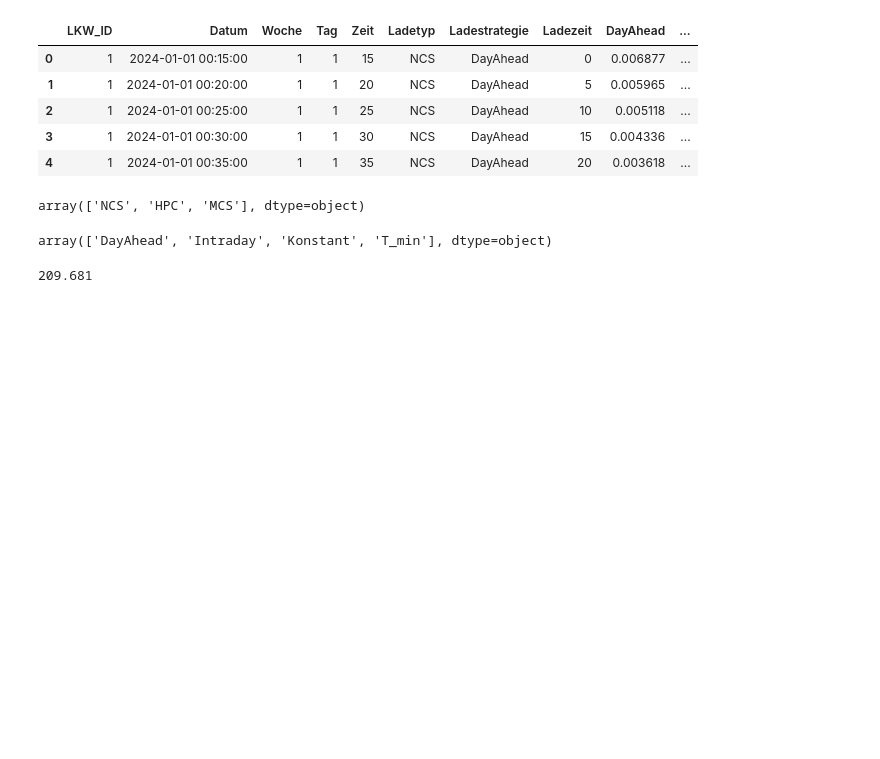
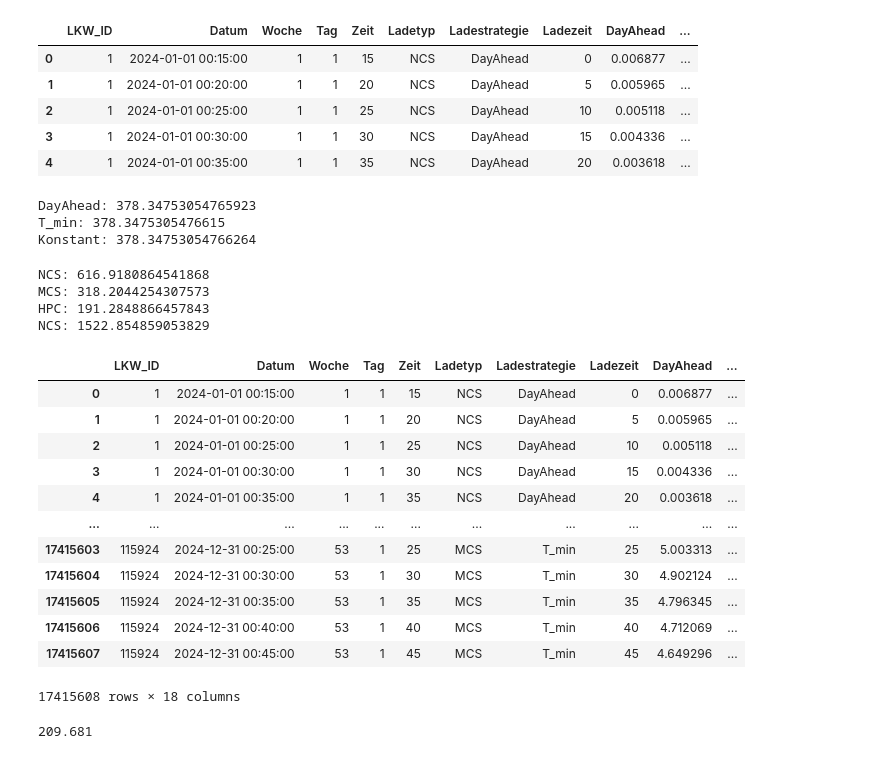
Before and after one commit to davidsanders1999/lkw-schnellladenetz-lademanagement, a Jupyter notebook: test.ipynb, the cells around one changed output. Drawn from its saved outputs; the diff is of its cells as text; code cells hidden in the pictures; blank space fills up the shorter version.

```diff
--- a/test.ipynb
+++ b/test.ipynb
@@ -13,14 +13,67 @@ df.head()
 | 2 | 1 | 2024-01-01 00:25:00 | 1 | 1 | 25 | NCS | DayAhead | 10 | 0.005118 | ... |
 | 3 | 1 | 2024-01-01 00:30:00 | 1 | 1 | 30 | NCS | DayAhead | 15 | 0.004336 | ... |
 | 4 | 1 | 2024-01-01 00:35:00 | 1 | 1 | 35 | NCS | DayAhead | 20 | 0.003618 | ... |
+# %%
+df_dayahead = df[df['Ladestrategie'] == 'DayAhead'].copy()
+df_t_min = df[df['Ladestrategie'] == 'T_min'].copy()
+df_konstant = df[df['Ladestrategie'] == 'Konstant'].copy()
+
+avg_dayahead = df_dayahead.groupby('LKW_ID')['Leistung'].sum() * 5 / 60
+avg_t_min = df_t_min.groupby('LKW_ID')['Leistung'].sum() * 5 / 60
+avg_konstant = df_konstant.groupby('LKW_ID')['Leistung'].sum() * 5 / 60
+
+
+oavg_dayahead = avg_dayahead.mean()
+oavg_t_min = avg_t_min.mean()
+oavg_konstant = avg_konstant.mean()
+
+print('DayAhead:', oavg_dayahead)
+print('T_min:', oavg_t_min)
+print('Konstant:', oavg_konstant)
+# %% [output]
+DayAhead: 378.34753054765923
+T_min: 378.3475305476615
+Konstant: 378.34753054766264
+# %%
+df_ncs = df[(df['Ladestrategie'] == 'DayAhead') & (df['Ladetyp'] == 'NCS')].copy()
+
+avg_ncs = df_ncs.groupby('LKW_ID')['Leistung'].sum() * 5 / 60
+oavg_ncs = avg_ncs.mean()
+print('NCS:', oavg_ncs)
+
+df_mcs = df[(df['Ladestrategie'] == 'DayAhead') & (df['Ladetyp'] == 'MCS')].copy()
+avg_mcs = df_mcs.groupby('LKW_ID')['Leistung'].sum() * 5 / 60
+oavg_mcs = avg_mcs.mean()
+print('MCS:', oavg_mcs)
+
+df_hpc = df[(df['Ladestrategie'] == 'T_min') & (df['Ladetyp'] == 'HPC')].copy()
+avg_hpc = df_hpc.groupby('LKW_ID')['Leistung'].sum() * 5 / 60
+cost_hpc = df_hpc.groupby('LKW_ID')['Kosten_DayAhead'].sum()
+oavg_hpc = avg_hpc.mean()
+ocost_hpc = cost_hpc.mean()
+print('HPC:', oavg_hpc)
+print('Cost:', ocost_hpc)
+# %% [output]
+NCS: 616.9180864541868
+MCS: 318.2044254307573
+HPC: 191.2848866457843
+NCS: 1522.854859053829
 # %%
-df['Ladetyp'].unique()
+df
 # %% [output]
+|  | LKW_ID | Datum | Woche | Tag | Zeit | Ladetyp | Ladestrategie | Ladezeit | DayAhead | ... |
+| 0 | 1 | 2024-01-01 00:15:00 | 1 | 1 | 15 | NCS | DayAhead | 0 | 0.006877 | ... |
+| 1 | 1 | 2024-01-01 00:20:00 | 1 | 1 | 20 | NCS | DayAhead | 5 | 0.005965 | ... |
+| 2 | 1 | 2024-01-01 00:25:00 | 1 | 1 | 25 | NCS | DayAhead | 10 | 0.005118 | ... |
+| 3 | 1 | 2024-01-01 00:30:00 | 1 | 1 | 30 | NCS | DayAhead | 15 | 0.004336 | ... |
+| 4 | 1 | 2024-01-01 00:35:00 | 1 | 1 | 35 | NCS | DayAhead | 20 | 0.003618 | ... |
+| ... | ... | ... | ... | ... | ... | ... | ... | ... | ... | ... |
+| 17415603 | 115924 | 2024-12-31 00:25:00 | 53 | 1 | 25 | MCS | T_min | 25 | 5.003313 | ... |
+| 17415604 | 115924 | 2024-12-31 00:30:00 | 53 | 1 | 30 | MCS | T_min | 30 | 4.902124 | ... |
+| 17415605 | 115924 | 2024-12-31 00:35:00 | 53 | 1 | 35 | MCS | T_min | 35 | 4.796345 | ... |
+| 17415606 | 115924 | 2024-12-31 00:40:00 | 53 | 1 | 40 | MCS | T_min | 40 | 4.712069 | ... |
+| 17415607 | 115924 | 2024-12-31 00:45:00 | 53 | 1 | 45 | MCS | T_min | 45 | 4.649296 | ... |
-array(['NCS', 'HPC', 'MCS'], dtype=object)
+17415608 rows × 18 columns
-# %%
-df['Ladestrategie'].unique()
-# %% [output]
-array(['DayAhead', 'Intraday', 'Konstant', 'T_min'], dtype=object)
 # %%
 df['DayAhead'].max()
 # %% [output]
```
Also changed, not shown: 8 other files.
